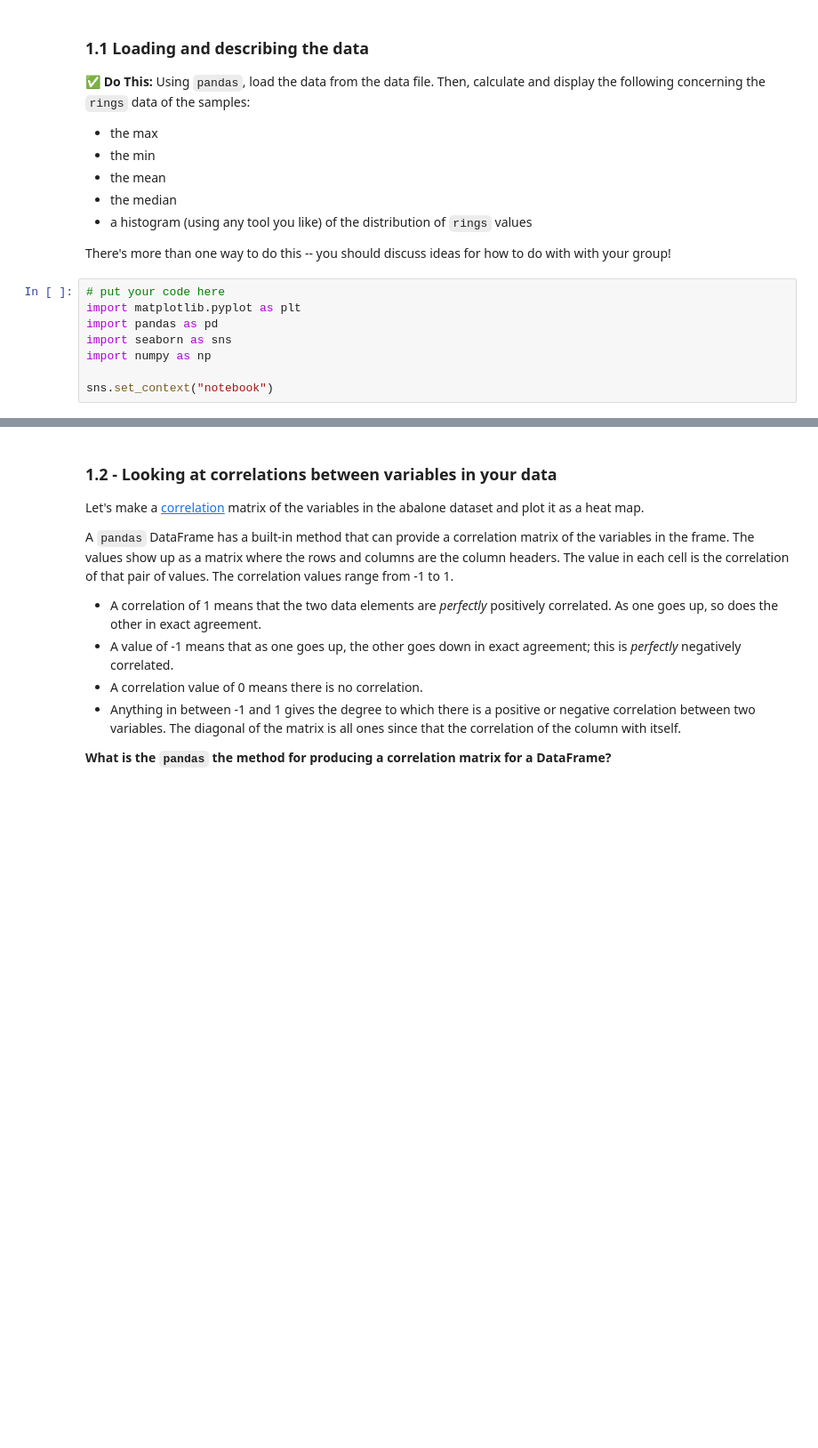
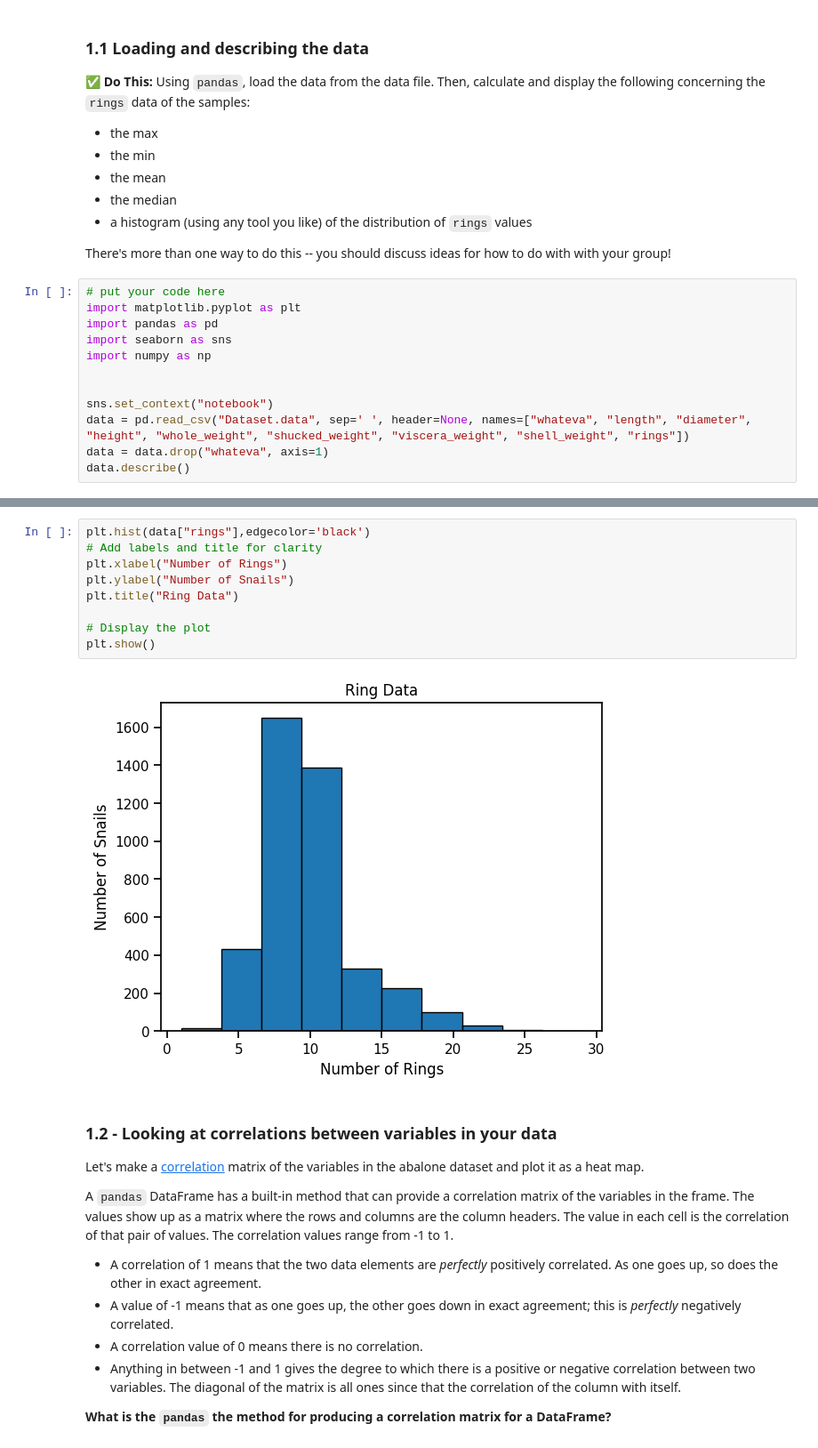
Before and after one commit to eliasel3-hub/CMSE202-f25-turnin, a Jupyter notebook: Day-13/Day-13_In-Class-Regression-Elena.ipynb, the cells around one changed output, grey strips where cells are left out. Shown: that part at 89% size. Drawn from its saved outputs; the diff is of its cells as text; blank space fills up the shorter version.

```diff
--- a/Day-13/Day-13_In-Class-Regression-Elena.ipynb
+++ b/Day-13/Day-13_In-Class-Regression-Elena.ipynb
@@ -75,4 +100,8 @@ import pandas as pd
 import seaborn as sns
 import numpy as np
 
+
 sns.set_context("notebook")
+data = pd.read_csv("Dataset.data", sep=' ', header=None, names=["whateva", "length", "diameter", "height", "whole_weight", "shucked_weight", "viscera_weight", "shell_weight", "rings"])
+data = data.drop("whateva", axis=1)
+data.describe()
@@ -79,3 +118,14 @@ sns.set_context("notebook")
+# %%
+plt.hist(data["rings"],edgecolor='black')
+# Add labels and title for clarity
+plt.xlabel("Number of Rings")
+plt.ylabel("Number of Snails")
+plt.title("Ring Data")
+
+# Display the plot
+plt.show()
+# %% [output]
+[figure, added]
 # %% [markdown]
 ### 1.2 - Looking at correlations between variables in your data
 
```
Also changed, not shown: parts of 34 cells of this notebook, 2 other files.
